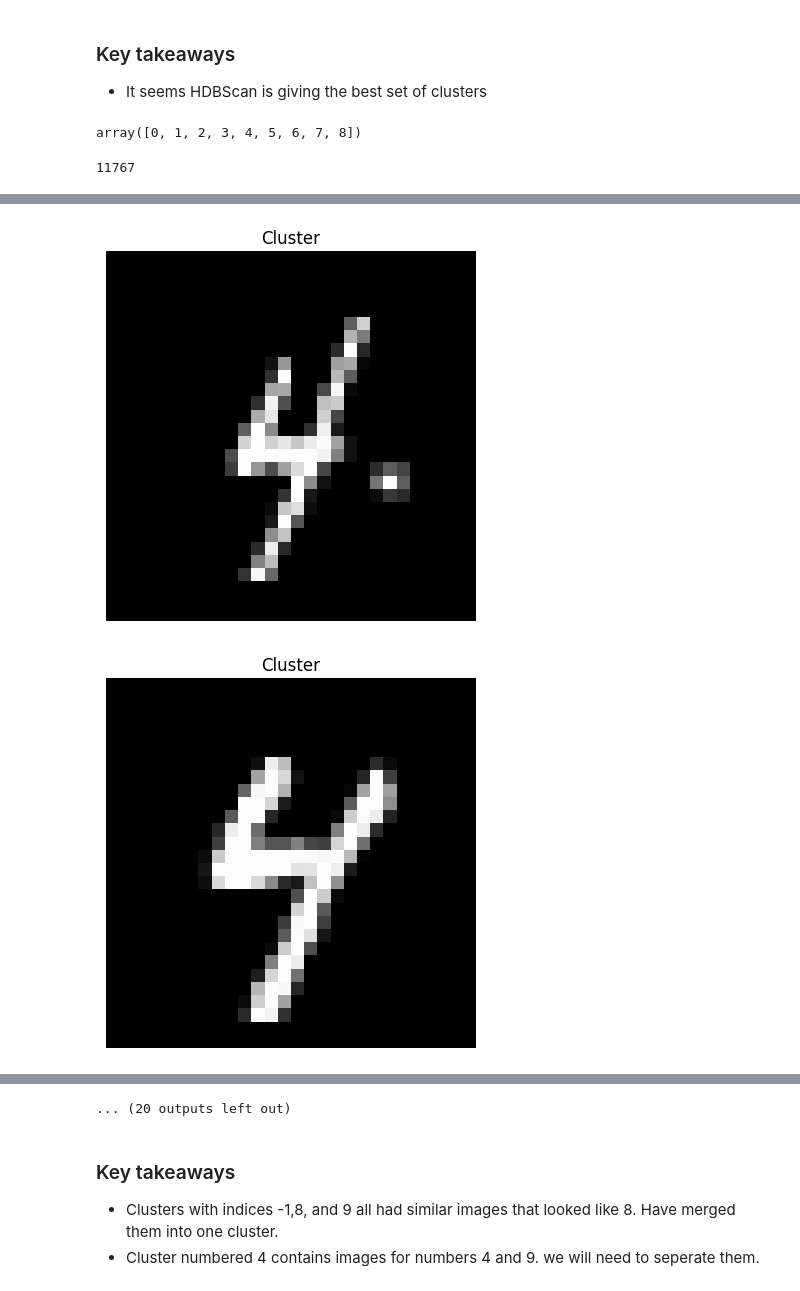
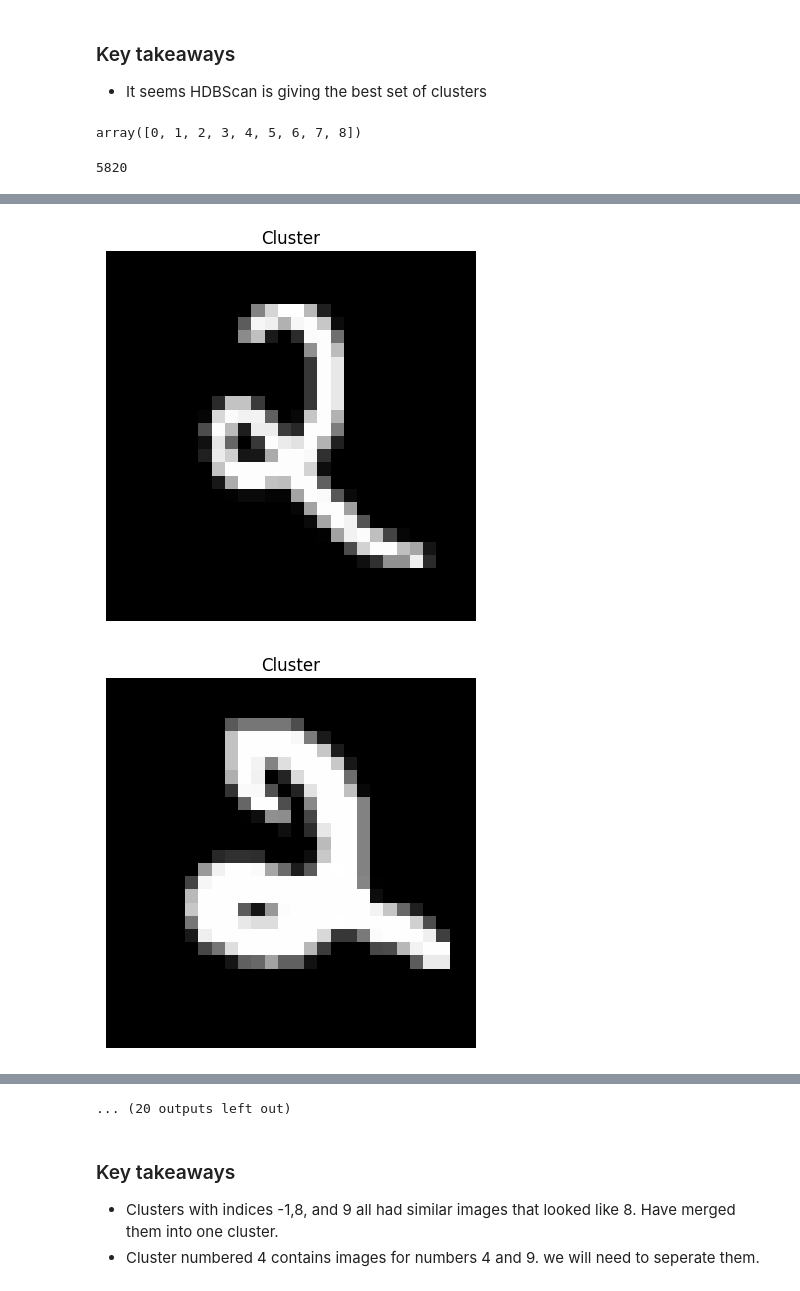
Before and after one commit to sujitwarrier11/semester-project, a Jupyter notebook: src/iitb_semester_project/Project.ipynb, the cells around one changed output, grey strips where cells are left out. Drawn from its saved outputs; the diff is of its cells as text; code cells hidden in the pictures.

```diff
--- a/src/iitb_semester_project/Project.ipynb
+++ b/src/iitb_semester_project/Project.ipynb
@@ -193,7 +193,7 @@ display(np.unique(clusters))
 clusters[clusters == 9] = 8
 clusters[clusters == -1] = 8
 
-cluster_indices = np.where(clusters == 4)[0]
+cluster_indices = np.where(clusters == 0)[0]
 
 print(len(cluster_indices))
 
@@ -218,4 +218,4 @@ cluster_labels = {
 }
 # %% [output]
 array([0, 1, 2, 3, 4, 5, 6, 7, 8])
-11767
+5820
@@ -225,2 +225,2 @@ array([0, 1, 2, 3, 4, 5, 6, 7, 8])
-[figure, old version]
+[figure, new version]
-[figure, old version]
+[figure, new version]
```
Also changed, not shown: parts of 4 cells of this notebook.
